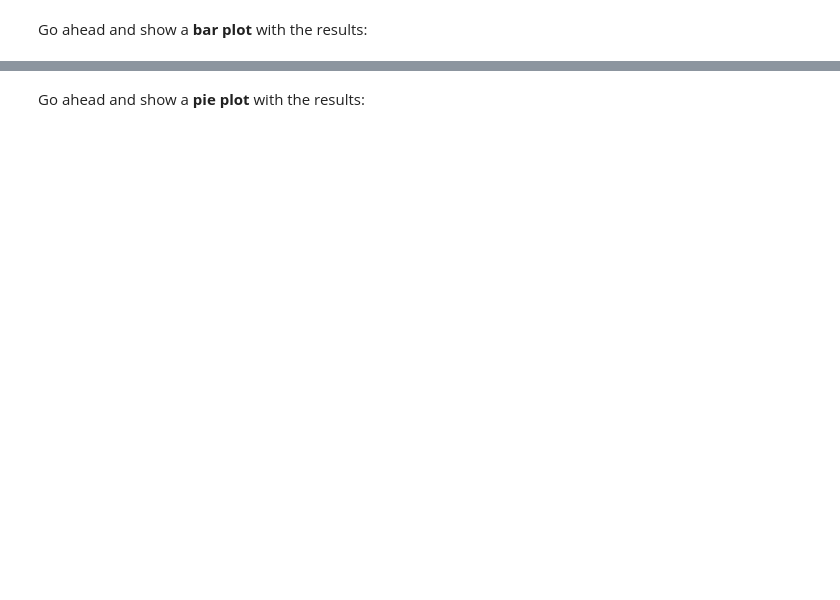
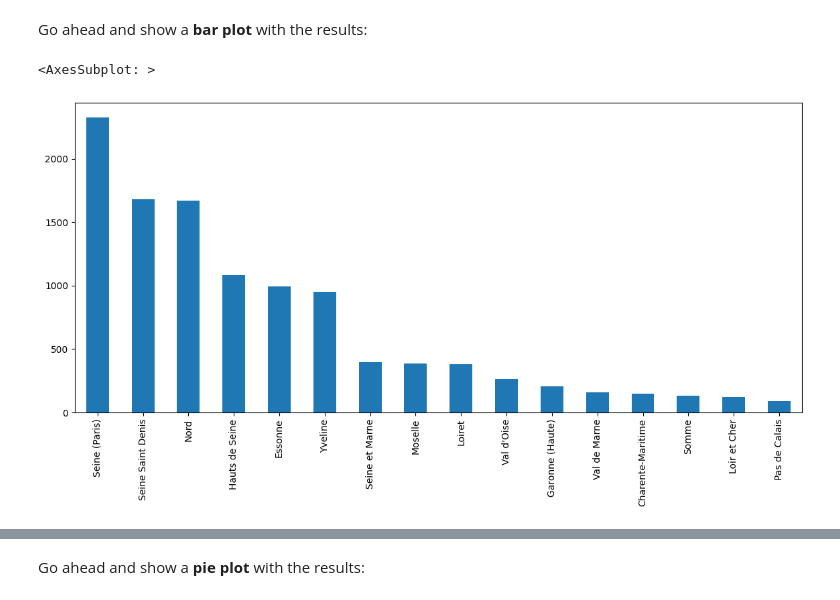
Before and after one commit to TshepoKubeka/FreeCodeCamp-Pandas-Real-Life-Example, a Jupyter notebook: Exercises_1.ipynb, the cells around one changed output, grey strips where cells are left out. Drawn from its saved outputs; the diff is of its cells as text; code cells hidden in the pictures; blank space fills up the shorter version.

```diff
--- a/Exercises_1.ipynb
+++ b/Exercises_1.ipynb
@@ -383,3 +423,5 @@ sales['Calculated_Date'].value_counts().plot(kind='line', figsize=(14,6))
+# %%
+sales['Revenue'] += 50
 # %%
 #sales['Revenue'] = sales['Revenue'] + 50
 
@@ -417,2 +502,7 @@ Go ahead and show a <b>bar plot</b> with the results:
+# %%
+france_states.plot(kind='bar', figsize=(14,6))
+# %% [output]
+<AxesSubplot: >
+[figure, added]
 # %%
 france_states.plot(kind='bar', figsize=(14,6))
```
Also changed, not shown: parts of 36 cells of this notebook.
